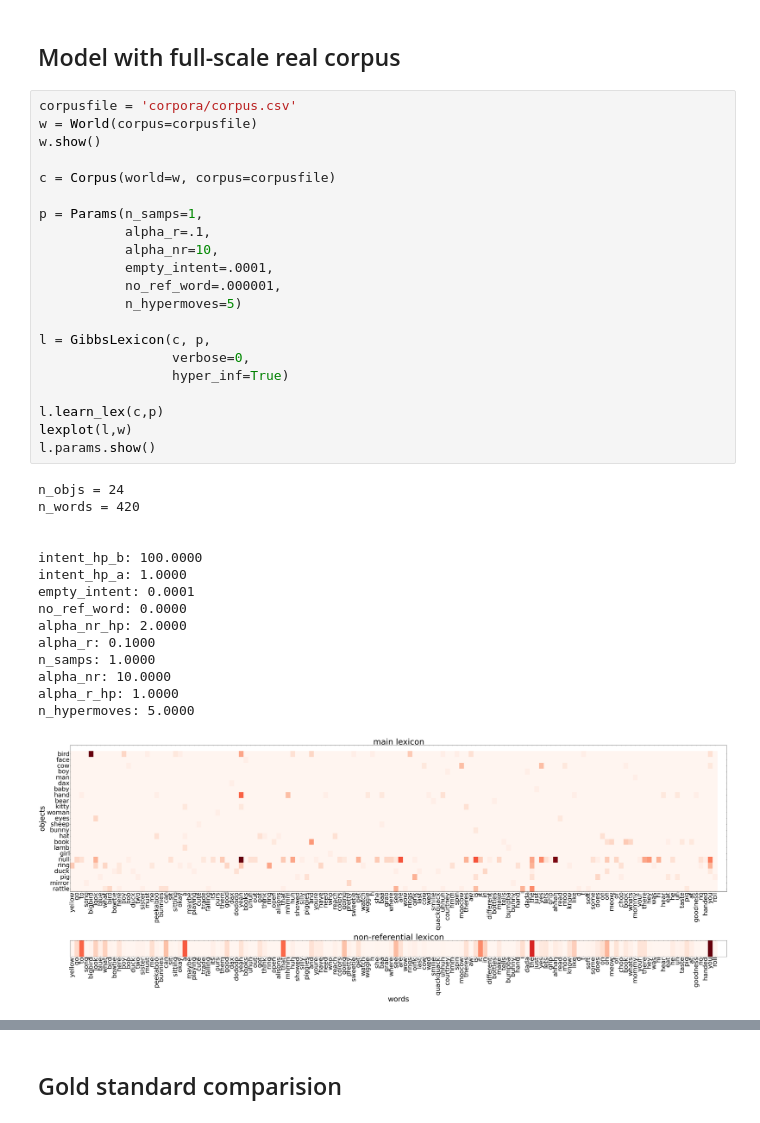
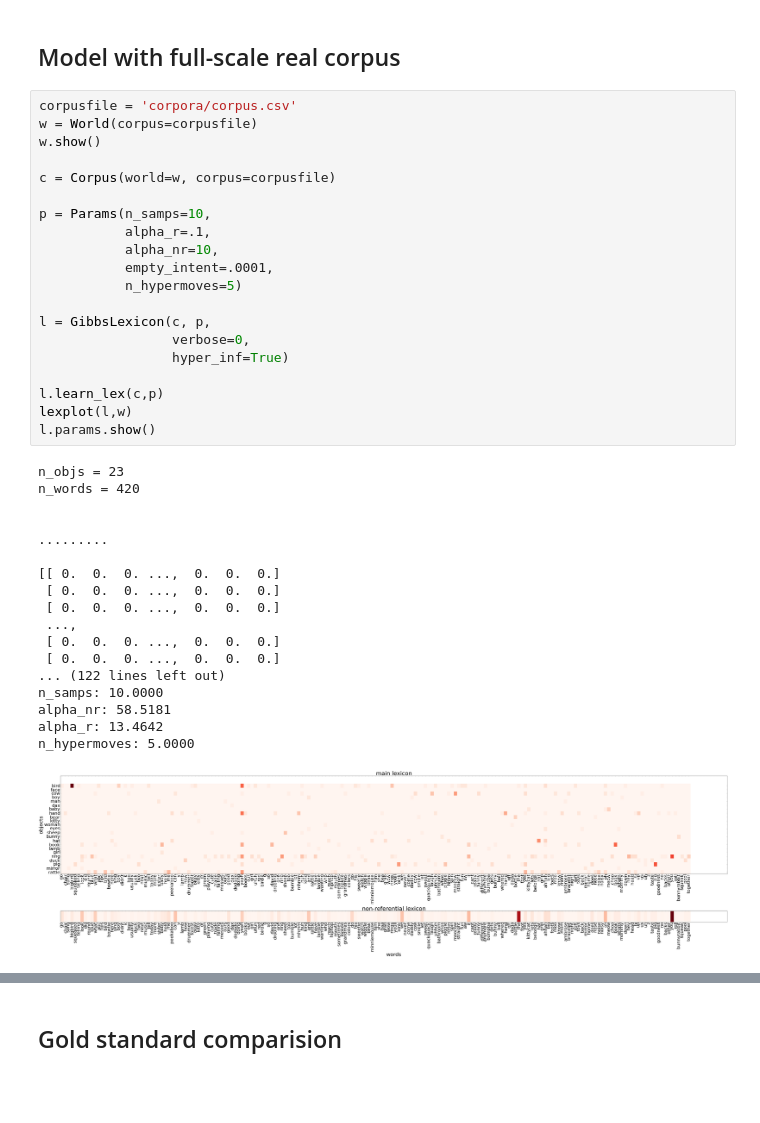
Before and after one commit to mcfrank/dmww, a Jupyter notebook: dmww basics.ipynb, the cells around one changed output, grey strips where cells are left out. Cells and saved outputs as stored; diff of their text form; blank space fills up the shorter version.

```diff
--- a/dmww basics.ipynb
+++ b/dmww basics.ipynb
@@ -145,40 +145,42 @@ n_hypermoves: 5.0
 # %%
 corpusfile = 'corpora/corpus.csv'
 w = World(corpus=corpusfile)
 w.show()
 
 c = Corpus(world=w, corpus=corpusfile)
 
-p = Params(n_samps=1,
+p = Params(n_samps=10,
            alpha_r=.1,
            alpha_nr=10,
            empty_intent=.0001,
-           no_ref_word=.000001,
            n_hypermoves=5)
 
 l = GibbsLexicon(c, p,
                  verbose=0,
                  hyper_inf=True)
 
 l.learn_lex(c,p)
 lexplot(l,w)
 l.params.show()
 # %% [output]
-n_objs = 24
+n_objs = 23
 n_words = 420
 
 
-intent_hp_b: 100.0000
-intent_hp_a: 1.0000
-empty_intent: 0.0001
-no_ref_word: 0.0000
-alpha_nr_hp: 2.0000
-alpha_r: 0.1000
-n_samps: 1.0000
-alpha_nr: 10.0000
-alpha_r_hp: 1.0000
+.........
+
+[[ 0.  0.  0. ...,  0.  0.  0.]
+ [ 0.  0.  0. ...,  0.  0.  0.]
+ [ 0.  0.  0. ...,  0.  0.  0.]
+ ...,
+ [ 0.  0.  0. ...,  0.  0.  0.]
+ [ 0.  0.  0. ...,  0.  0.  0.]
+... (122 lines left out)
+n_samps: 10.0000
+alpha_nr: 58.5181
+alpha_r: 13.4642
 n_hypermoves: 5.0000
-[figure, old version]
+[figure, new version]
 # %%
 w = World(corpus=corpusfile)
 
```
Also changed, not shown: parts of 8 cells of this notebook, 2 other files.
